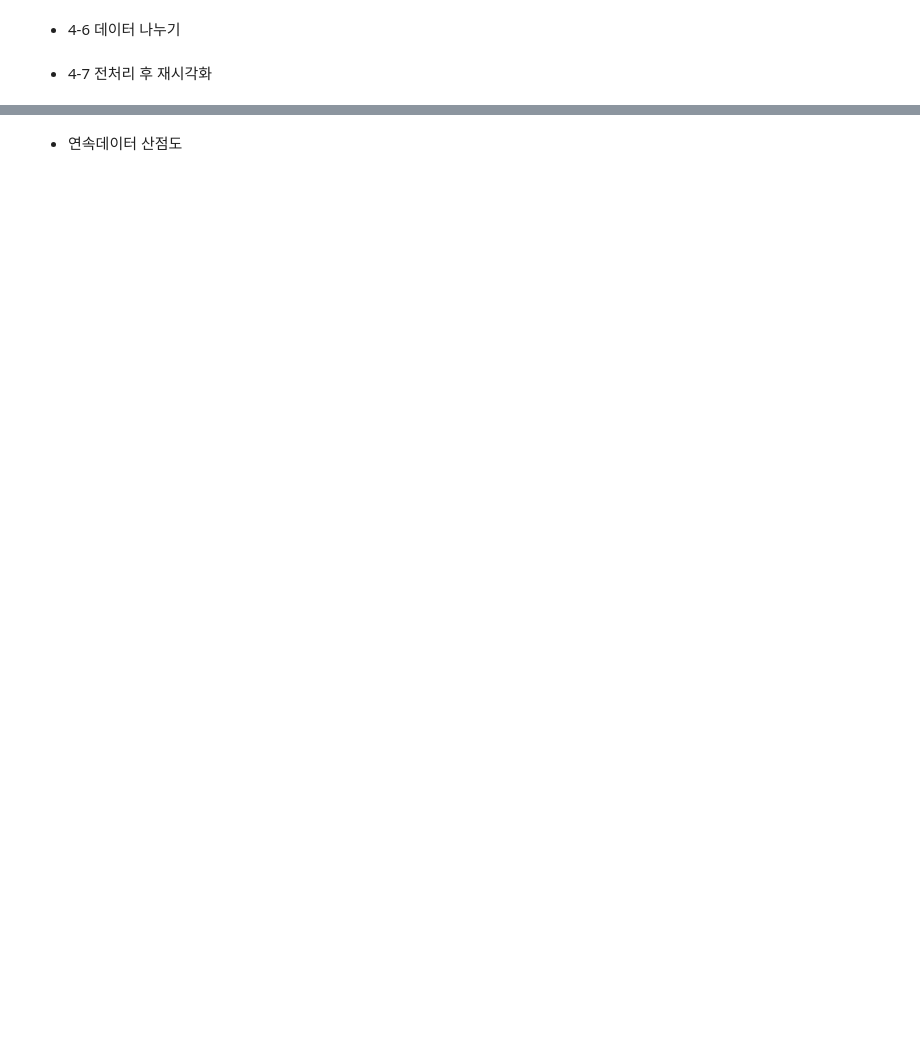
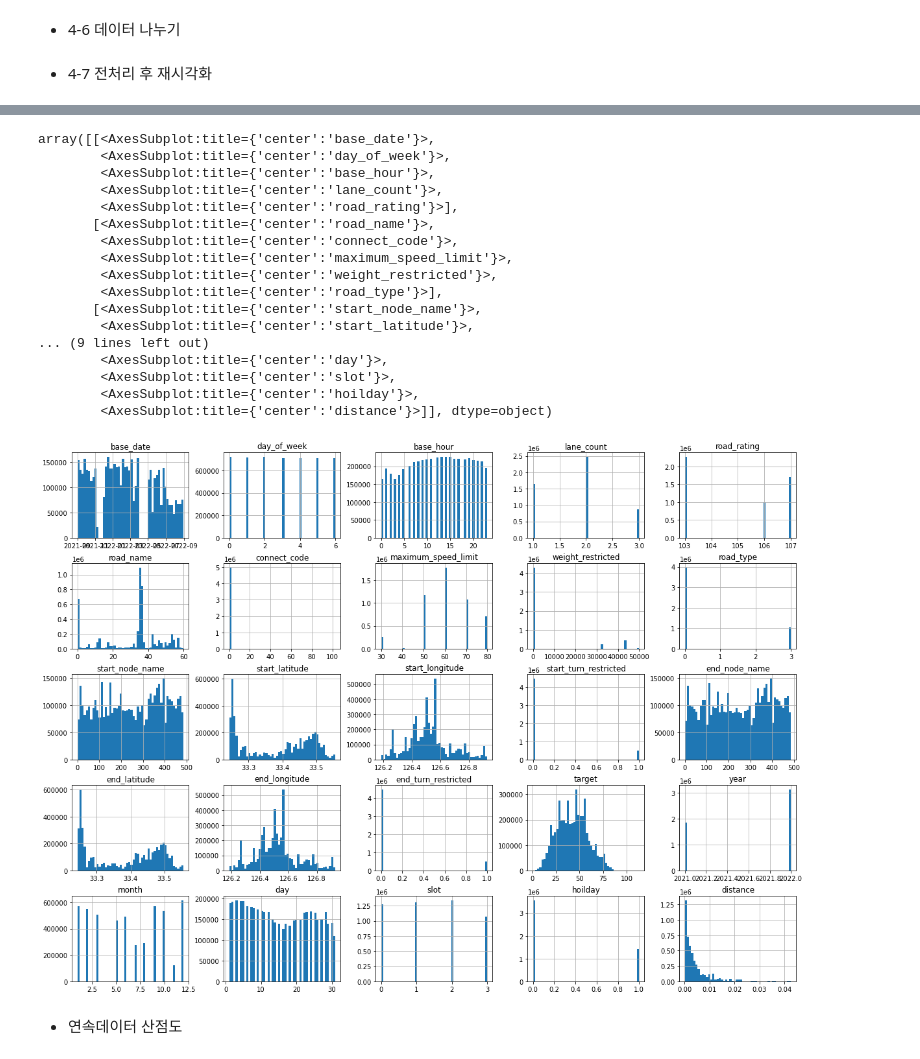
Before and after one commit to UGeunJi/Jeju_Island_Road_Traffic_Prediction_with_ML, a Jupyter notebook: 이재영/jay_mini_P.ipynb, the cells around one changed output, grey strips where cells are left out. Cells and saved outputs as stored; diff of their text form; code cells hidden in the pictures; blank space fills up the shorter version.

```diff
--- a/이재영/jay_mini_P.ipynb
+++ b/이재영/jay_mini_P.ipynb
@@ -439,2 +454,23 @@ train=all_data[~np.isnan(all_data['target'])]
+# %%
+all_data.hist(bins=50, figsize=(20, 15))
+# %% [output]
+array([[<AxesSubplot:title={'center':'base_date'}>,
+        <AxesSubplot:title={'center':'day_of_week'}>,
+        <AxesSubplot:title={'center':'base_hour'}>,
+        <AxesSubplot:title={'center':'lane_count'}>,
+        <AxesSubplot:title={'center':'road_rating'}>],
+       [<AxesSubplot:title={'center':'road_name'}>,
+        <AxesSubplot:title={'center':'connect_code'}>,
+        <AxesSubplot:title={'center':'maximum_speed_limit'}>,
+        <AxesSubplot:title={'center':'weight_restricted'}>,
+        <AxesSubplot:title={'center':'road_type'}>],
+       [<AxesSubplot:title={'center':'start_node_name'}>,
+        <AxesSubplot:title={'center':'start_latitude'}>,
+... (9 lines left out)
+        <AxesSubplot:title={'center':'day'}>,
+        <AxesSubplot:title={'center':'slot'}>,
+        <AxesSubplot:title={'center':'hoilday'}>,
+        <AxesSubplot:title={'center':'distance'}>]], dtype=object)
+[figure, added]
 # %% [markdown]
 - 연속데이터 산점도
```
Also changed, not shown: parts of 16 cells of this notebook.
